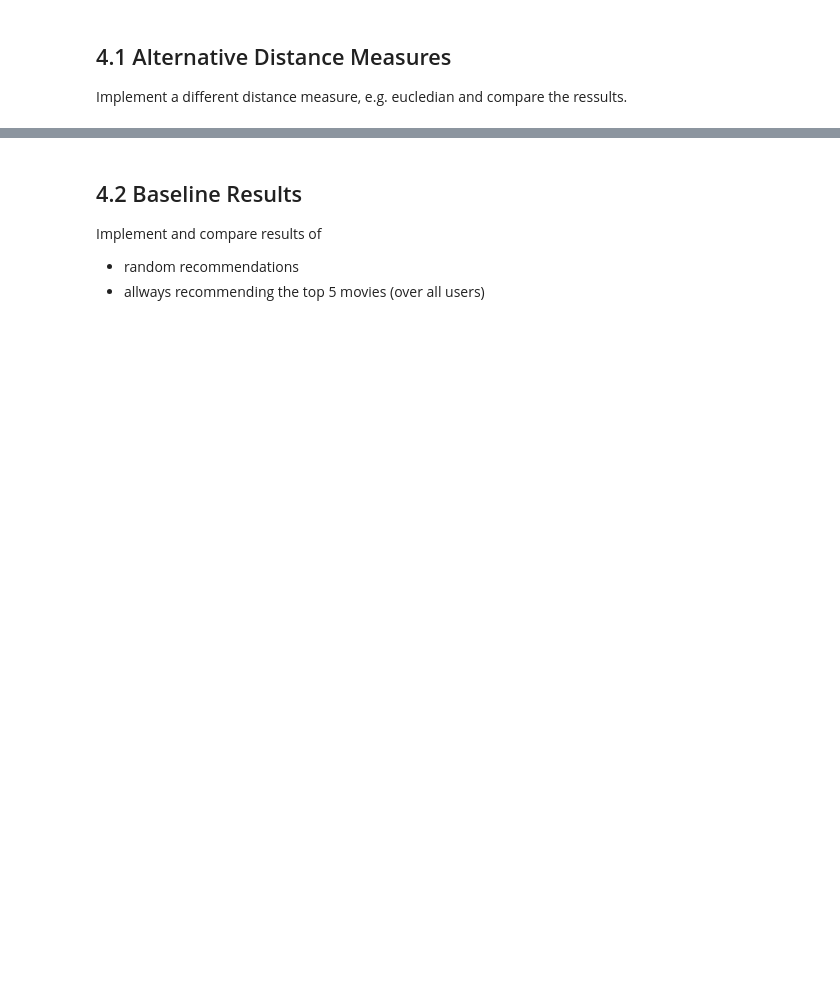
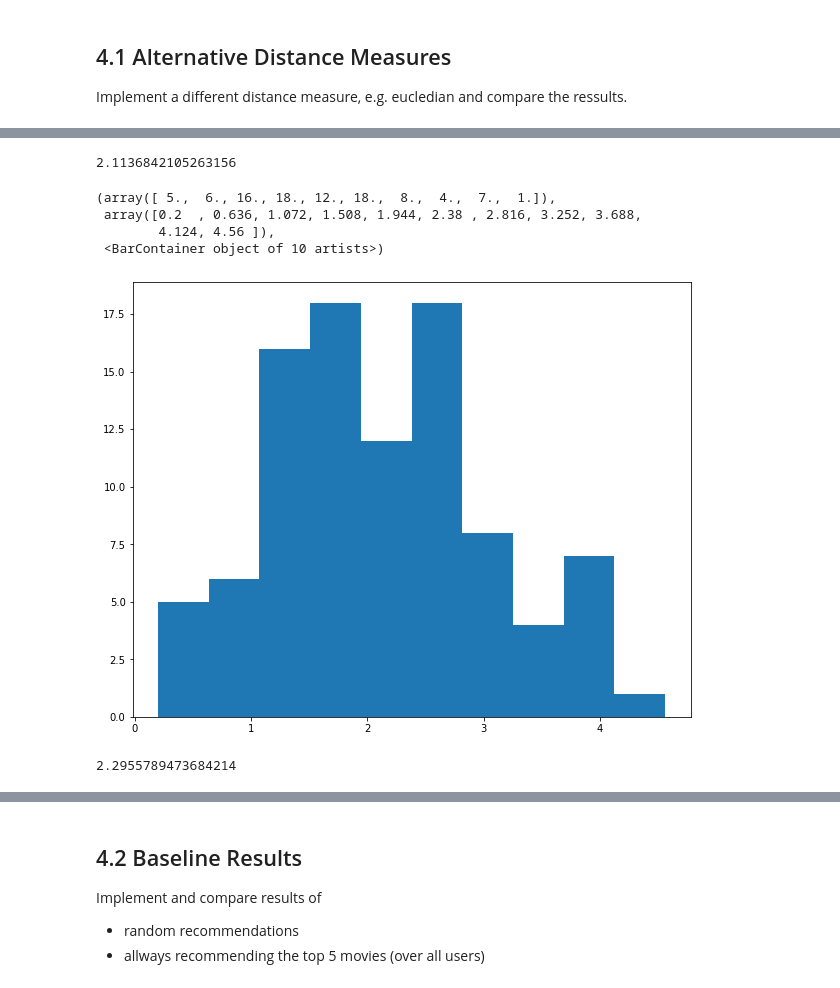
Before and after one commit to trenklem/DataScience21, a Jupyter notebook: Block_2/Assignments/Assignment_2_recommender.ipynb, the cells around one changed output, grey strips where cells are left out. Cells and saved outputs as stored; diff of their text form; code cells hidden in the pictures; blank space fills up the shorter version.

```diff
--- a/Block_2/Assignments/Assignment_2_recommender.ipynb
+++ b/Block_2/Assignments/Assignment_2_recommender.ipynb
@@ -77,0 +140,24 @@ Implement a different distance measure, e.g. eucledian and compare the ressults.
+# %%
+from sklearn.model_selection import train_test_split
+R_train, R_test=train_test_split(R, test_size=0.1)
+D_train = create_cosine_matrix(R_train)
+D2_train = create_euclidean_matrix(R_train)
+# %%
+test_res=test_Score(D_train,R_test)
+test_res2=test_Score(D2_train,R_test)
+# %%
+np.mean(test_res)
+# %% [output]
+2.1136842105263156
+# %%
+plt.hist(test_res)
+# %% [output]
+(array([ 5.,  6., 16., 18., 12., 18.,  8.,  4.,  7.,  1.]),
+ array([0.2  , 0.636, 1.072, 1.508, 1.944, 2.38 , 2.816, 3.252, 3.688,
+        4.124, 4.56 ]),
+ <BarContainer object of 10 artists>)
+[figure, added]
+# %%
+np.mean(test_res2)
+# %% [output]
+2.2955789473684214
```
Also changed, not shown: parts of 22 cells of this notebook, 2 other files.
